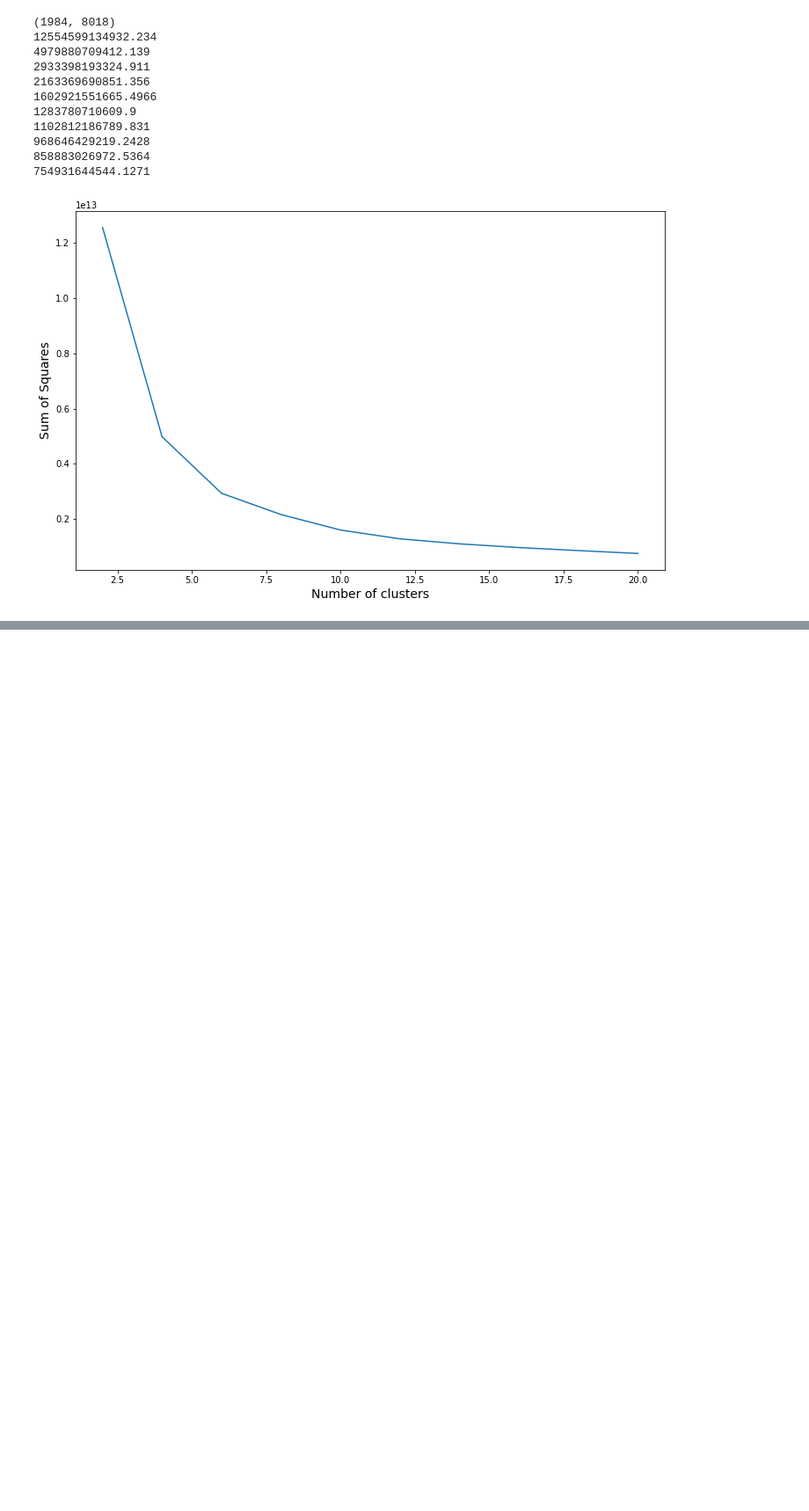
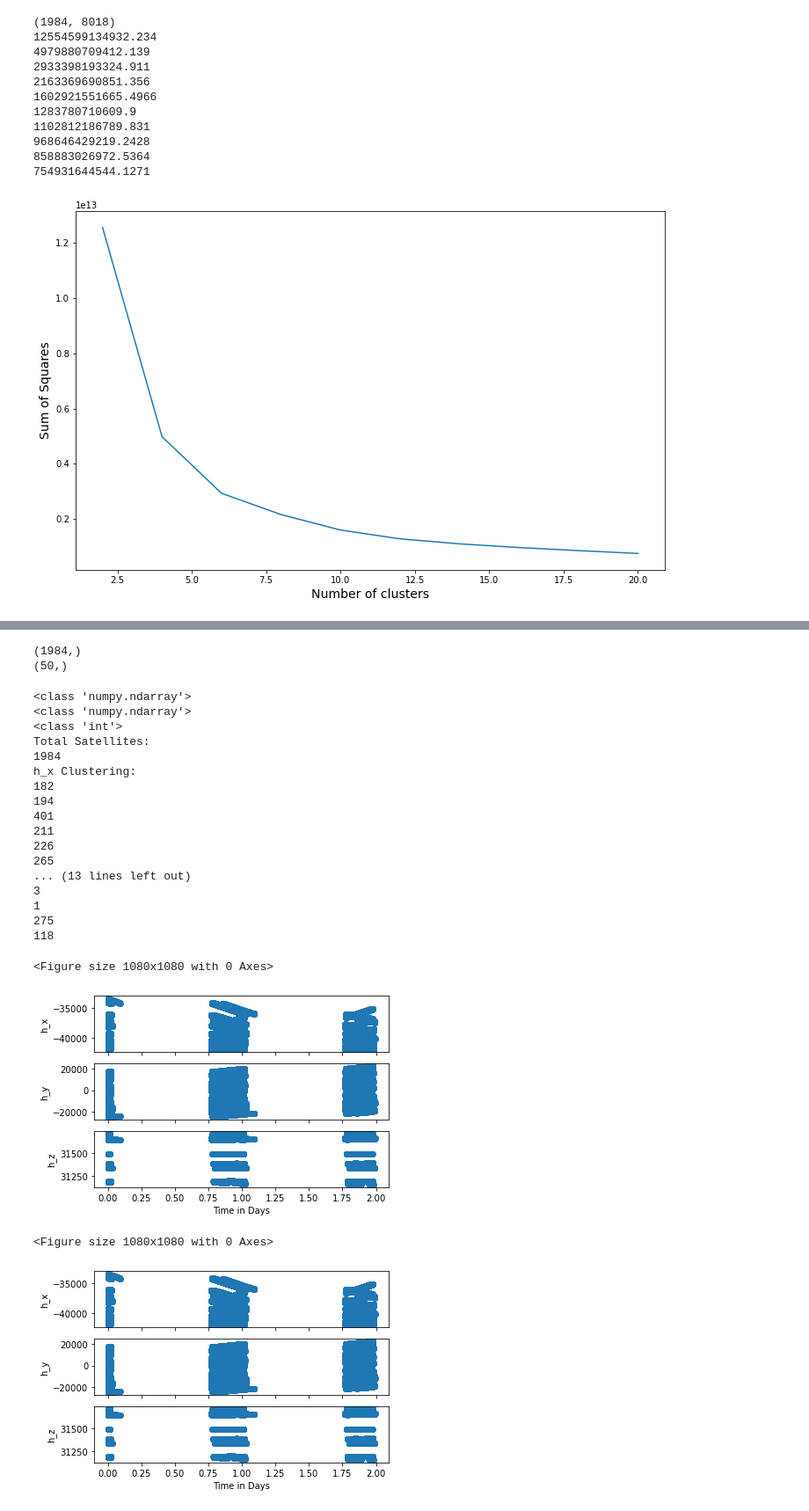
Before and after one commit to tphanmt/StarlinkML, a Jupyter notebook: cluster.ipynb, the cells around one changed output, grey strips where cells are left out. Shown: that part at 88% size. Saved outputs shown, nothing was run; the diff lists cells and outputs as text; code cells hidden in the pictures; blank space fills up the shorter version.

```diff
--- a/cluster.ipynb
+++ b/cluster.ipynb
@@ -117,0 +202,54 @@ kmeans_elbow(radius, num_cluster=20)
+# %%
+print(x_clusters.shape)
+# %% [output]
+(1984,)
+(50,)
+# %%
+num_cluster = 5
+plot_time_clusters(x_clusters, num_cluster,
+            angular_momentum_x,
+            angular_momentum_y,
+            angular_momentum_z, time)
+
+print(type(x_clusters))
+print(type(angular_momentum_x))
+print(type(3))
+
+print('Total Satellites: ')
+print(time.shape[0])
+print("h_x Clustering:")
+for i in range(0,7):
+    print(normed_angular_momentum_x[x_clusters == i].shape[0])
+print("h_y Clustering:")
+for i in range(0,7):
+    print(normed_angular_momentum_x[y_clusters == i].shape[0])
+print("h_z Clustering:")
+for i in range(0,7):
+    print(normed_angular_momentum_x[z_clusters == i].shape[0])
+
+plot_time_clusters(x_clusters, num_cluster,
+            angular_momentum_x,
+            angular_momentum_y,
+            angular_momentum_z, time)
+# %% [output]
+<class 'numpy.ndarray'>
+<class 'numpy.ndarray'>
+<class 'int'>
+Total Satellites:
+1984
+h_x Clustering:
+182
+194
+401
+211
+226
+265
+... (13 lines left out)
+3
+1
+275
+118
+<Figure size 1080x1080 with 0 Axes>
+[figure, added]
+<Figure size 1080x1080 with 0 Axes>
+[figure, added]
```
Also changed, not shown: parts of 6 cells of this notebook.
